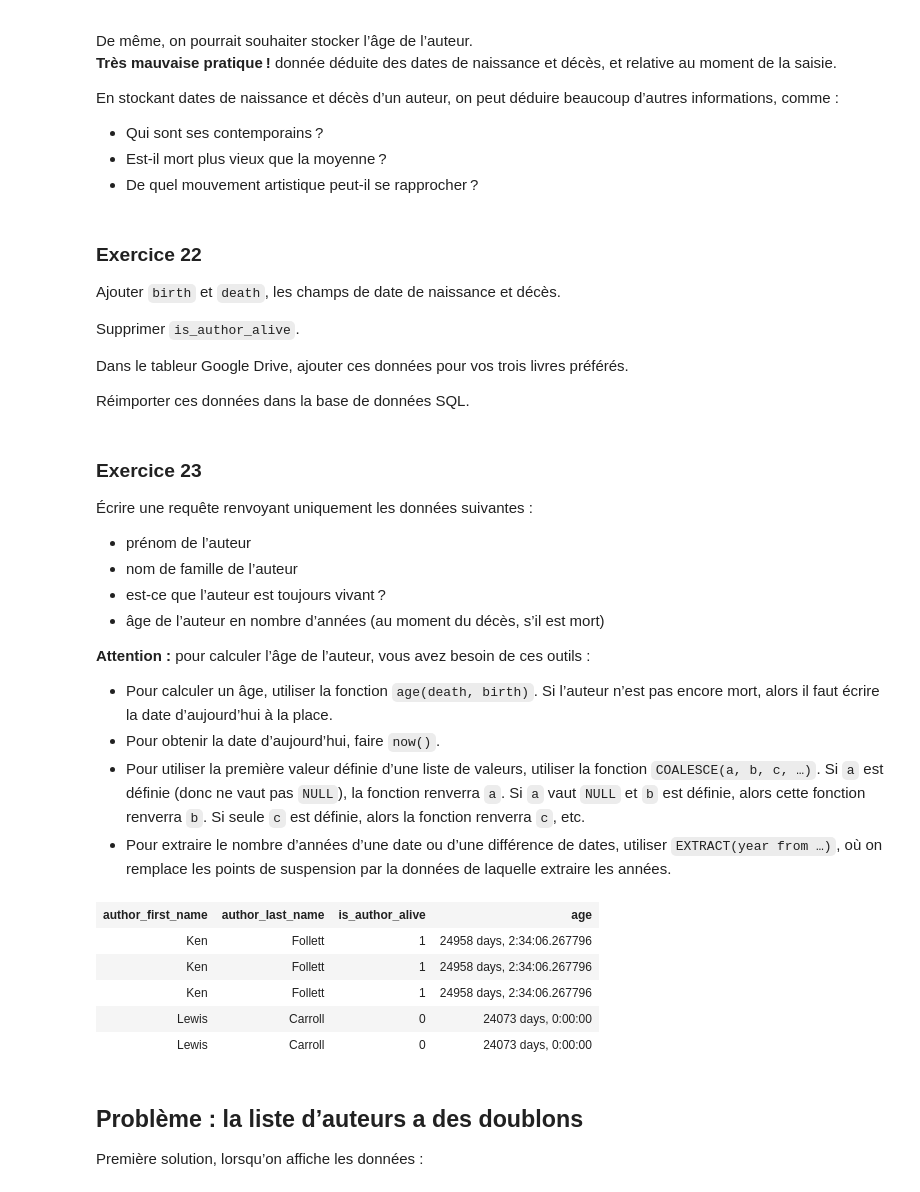
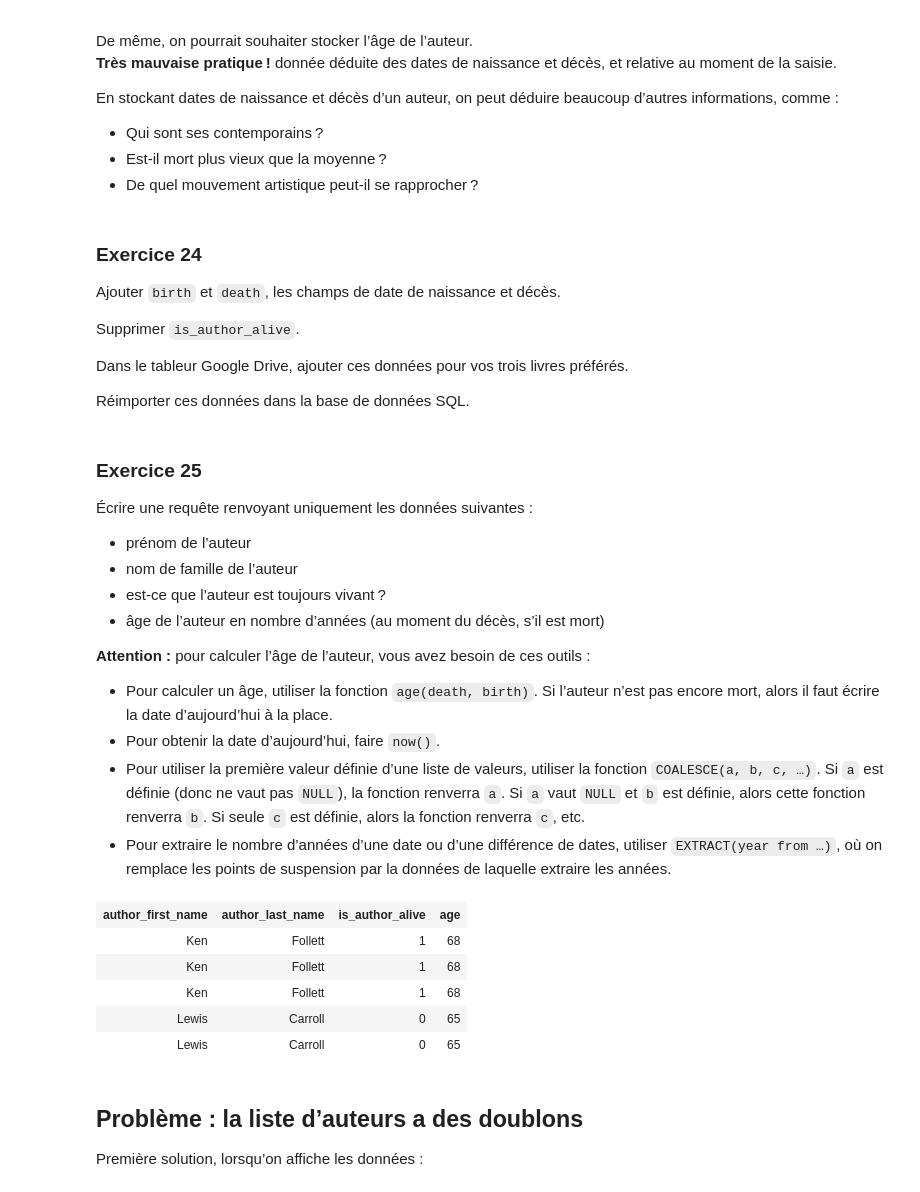
Before and after one commit to noripyt/cours, a Jupyter notebook: bases-de-données/Bases de données.ipynb, the cells around one changed output. Drawn from its saved outputs; the diff is of its cells as text; code cells hidden in the pictures.

```diff
--- a/bases-de-données/Bases de données.ipynb
+++ b/bases-de-données/Bases de données.ipynb
@@ -633,7 +723,7 @@ En stockant dates de naissance et décès d’un auteur, on peut déduire beauco
 - Est-il mort plus vieux que la moyenne ?
 - De quel mouvement artistique peut-il se rapprocher ?
 # %% [markdown]
-### Exercice 22
+### Exercice 24
 
 Ajouter `birth` et `death`, les champs de date de naissance et décès.
 
@@ -643,7 +733,7 @@ Dans le tableur Google Drive, ajouter ces données pour vos trois livres préfé
 
 Réimporter ces données dans la base de données SQL.
 # %% [markdown]
-### Exercice 23
+### Exercice 25
 
 Écrire une requête renvoyant uniquement les données suivantes :
 - prénom de l’auteur
@@ -665,14 +755,14 @@ UPDATE books SET birth = '1832-1-27', death = '1898-1-14' WHERE author_last_name
 # %%
-SELECT author_first_name, author_last_name, death IS NULL AS is_author_alive,
-       age(COALESCE(death, now()), birth) AS age
+SELECT author_first_name, author_last_name, author_death IS NULL AS is_author_alive,
+       EXTRACT(year from age(COALESCE(author_death, now()), author_birth)) AS age
 FROM books;
 # %% [output]
 | author_first_name | author_last_name | is_author_alive | age |
-| Ken | Follett | 1 | 24958 days, 2:34:06.267796 |
-| Ken | Follett | 1 | 24958 days, 2:34:06.267796 |
-| Ken | Follett | 1 | 24958 days, 2:34:06.267796 |
-| Lewis | Carroll | 0 | 24073 days, 0:00:00 |
-| Lewis | Carroll | 0 | 24073 days, 0:00:00 |
+| Ken | Follett | 1 | 68 |
+| Ken | Follett | 1 | 68 |
+| Ken | Follett | 1 | 68 |
+| Lewis | Carroll | 0 | 65 |
+| Lewis | Carroll | 0 | 65 |
 # %% [markdown]
 ## Problème : la liste d’auteurs a des doublons
 
```
Also changed, not shown: parts of 43 cells of this notebook.
